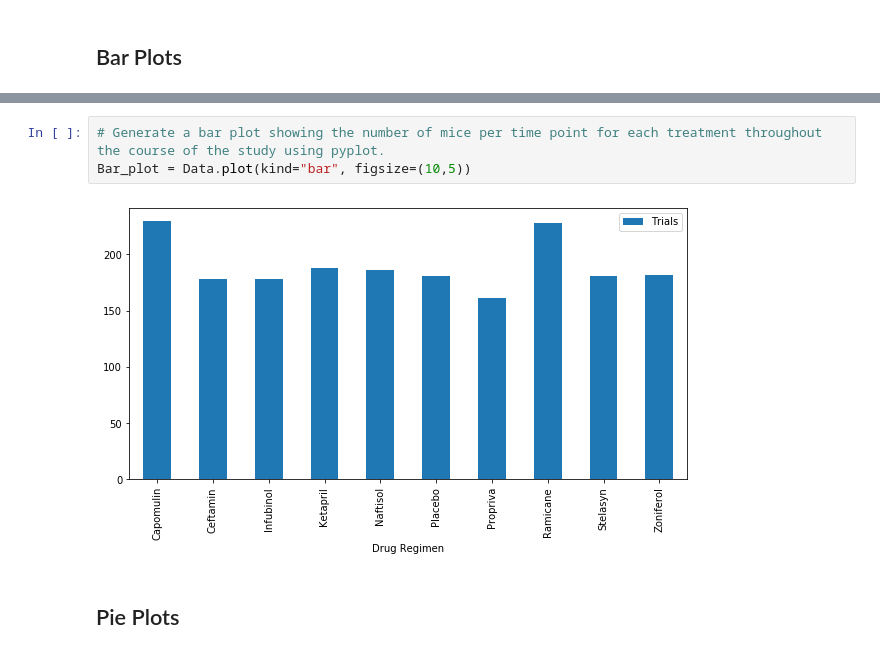
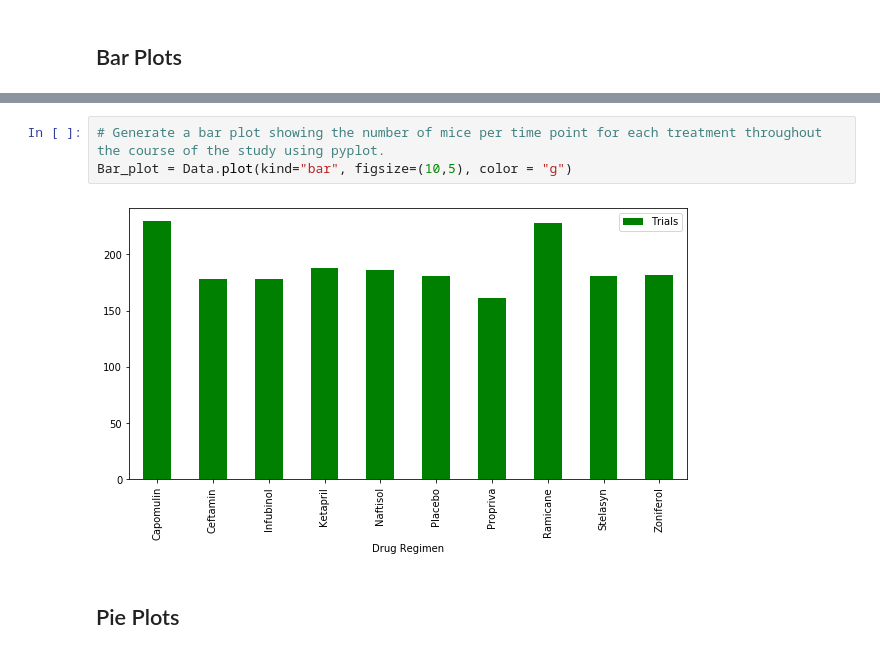
Before and after one commit to RussCob/Python-Matplotlib-Project-The-Power-of-Plots, a Jupyter notebook: Pymaceuticals/pymaceuticals_starter.ipynb, the cells around one changed output, grey strips where cells are left out. Cells and saved outputs as stored; diff of their text form.

```diff
--- a/Pymaceuticals/pymaceuticals_starter.ipynb
+++ b/Pymaceuticals/pymaceuticals_starter.ipynb
@@ -139,9 +140,9 @@ plt.savefig('Data points by Drug')
 <Figure size 432x288 with 0 Axes>
 # %%
 # Generate a bar plot showing the number of mice per time point for each treatment throughout the course of the study using pyplot.
-Bar_plot = Data.plot(kind="bar", figsize=(10,5))
+Bar_plot = Data.plot(kind="bar", figsize=(10,5), color = "g")
 # %% [output]
-[figure, old version]
+[figure, new version]
 # %% [markdown]
 ## Pie Plots
 # %%
```
Also changed, not shown: parts of 16 cells of this notebook.
